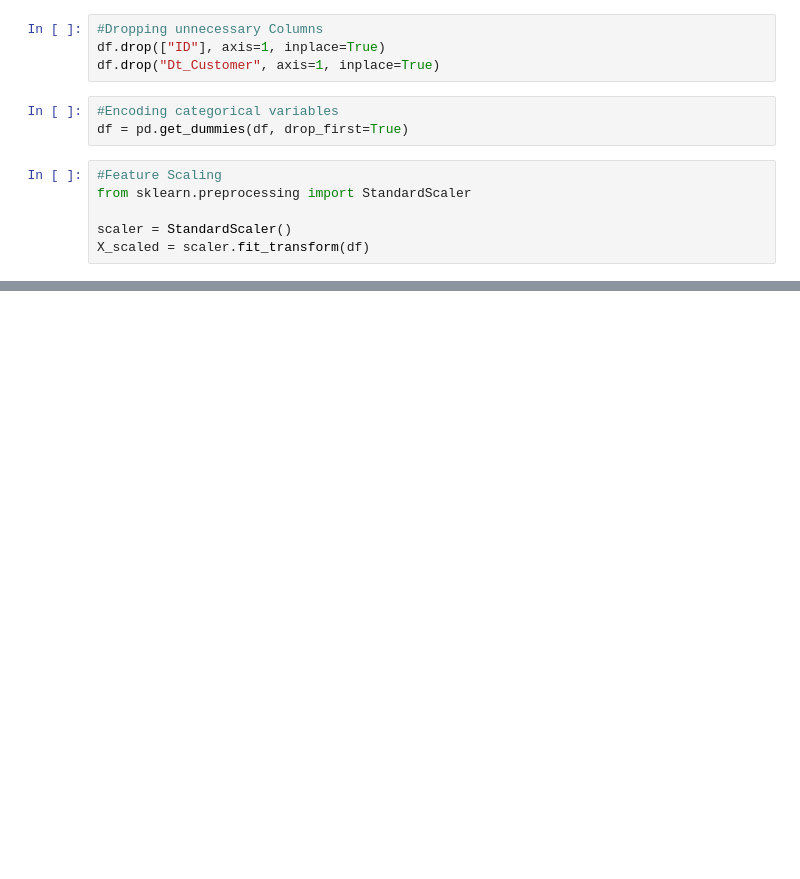
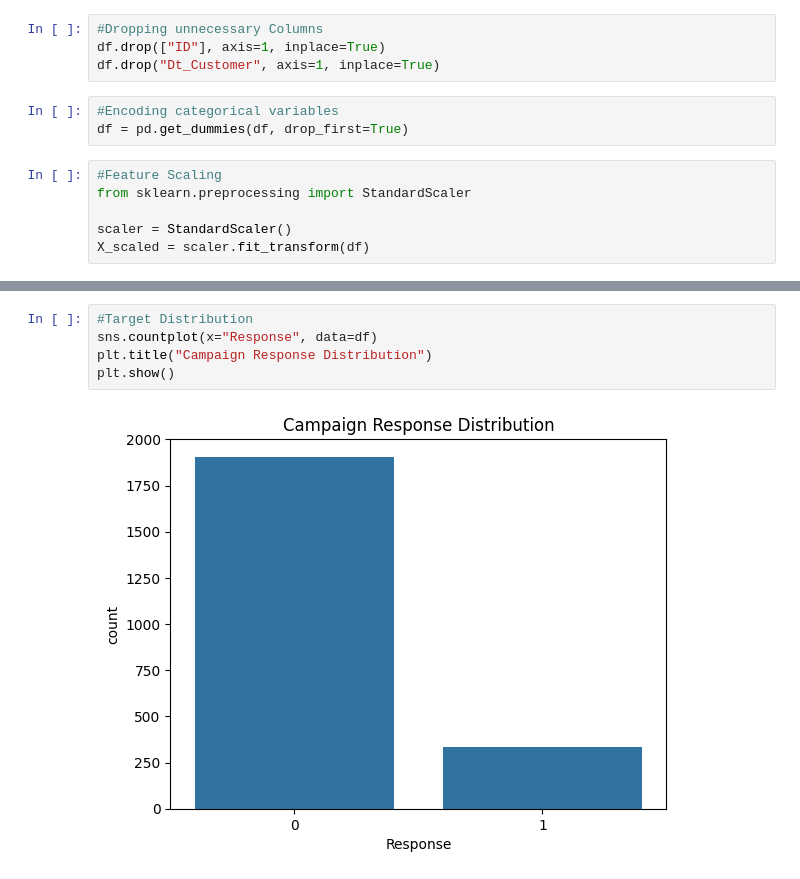
Before and after one commit to SrivaniVadlamannati/customer_response_prediction, a Jupyter notebook: notebooks/customer_response_prediction.ipynb, the cells around one changed output, grey strips where cells are left out. Cells and saved outputs as stored; diff of their text form; blank space fills up the shorter version.

```diff
--- a/notebooks/customer_response_prediction.ipynb
+++ b/notebooks/customer_response_prediction.ipynb
@@ -146,0 +160,7 @@ X_scaled = scaler.fit_transform(df)
+# %%
+#Target Distribution
+sns.countplot(x="Response", data=df)
+plt.title("Campaign Response Distribution")
+plt.show()
+# %% [output]
+[figure, added]
```
Also changed, not shown: parts of 3 cells of this notebook.
